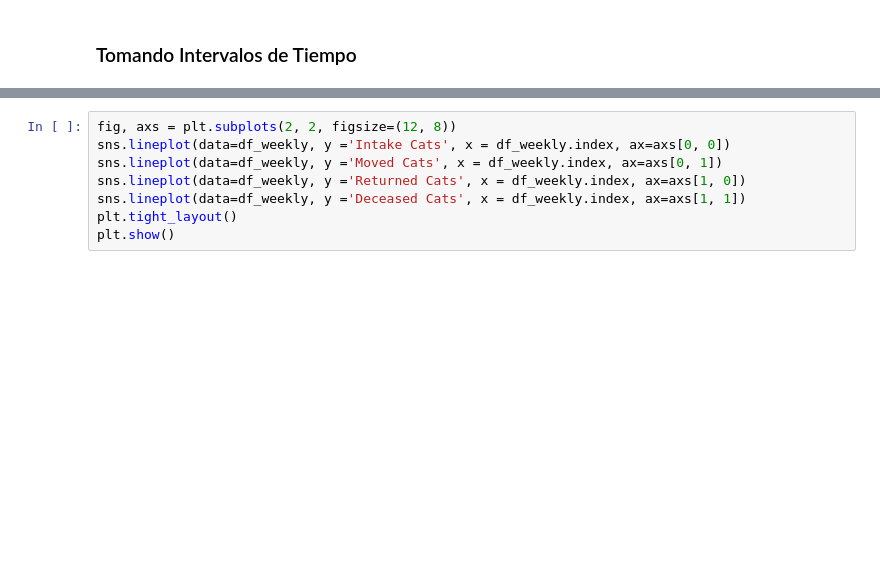
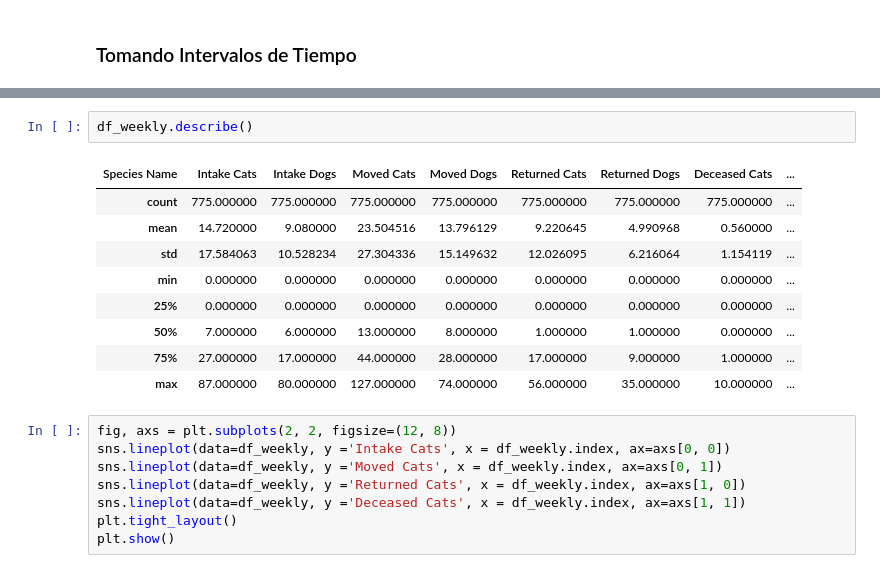
Before and after one commit to MicaKil/ia2, a Jupyter notebook: 08_dl-for-timeseries/Micaela_Del_Longo-Animal_Care/Micaela_Del_Longo-Animal_Care.ipynb, the cells around one changed output, grey strips where cells are left out. Cells and saved outputs as stored; diff of their text form; blank space fills up the shorter version.

```diff
--- a/08_dl-for-timeseries/Micaela_Del_Longo-Animal_Care/Micaela_Del_Longo-Animal_Care.ipynb
+++ b/08_dl-for-timeseries/Micaela_Del_Longo-Animal_Care/Micaela_Del_Longo-Animal_Care.ipynb
@@ -350,3 +376,15 @@ Cantidad de Columnas: 8
+# %%
+df_weekly.describe()
+# %% [output]
+| Species Name | Intake Cats | Intake Dogs | Moved Cats | Moved Dogs | Returned Cats | Returned Dogs | Deceased Cats | ... |
+| count | 775.000000 | 775.000000 | 775.000000 | 775.000000 | 775.000000 | 775.000000 | 775.000000 | ... |
+| mean | 14.720000 | 9.080000 | 23.504516 | 13.796129 | 9.220645 | 4.990968 | 0.560000 | ... |
+| std | 17.584063 | 10.528234 | 27.304336 | 15.149632 | 12.026095 | 6.216064 | 1.154119 | ... |
+| min | 0.000000 | 0.000000 | 0.000000 | 0.000000 | 0.000000 | 0.000000 | 0.000000 | ... |
+| 25% | 0.000000 | 0.000000 | 0.000000 | 0.000000 | 0.000000 | 0.000000 | 0.000000 | ... |
+| 50% | 7.000000 | 6.000000 | 13.000000 | 8.000000 | 1.000000 | 1.000000 | 0.000000 | ... |
+| 75% | 27.000000 | 17.000000 | 44.000000 | 28.000000 | 17.000000 | 9.000000 | 1.000000 | ... |
+| max | 87.000000 | 80.000000 | 127.000000 | 74.000000 | 56.000000 | 35.000000 | 10.000000 | ... |
 # %%
 fig, axs = plt.subplots(2, 2, figsize=(12, 8))
 sns.lineplot(data=df_weekly, y ='Intake Cats', x = df_weekly.index, ax=axs[0, 0])
```
Also changed, not shown: parts of 18 cells of this notebook, 3 other files.
